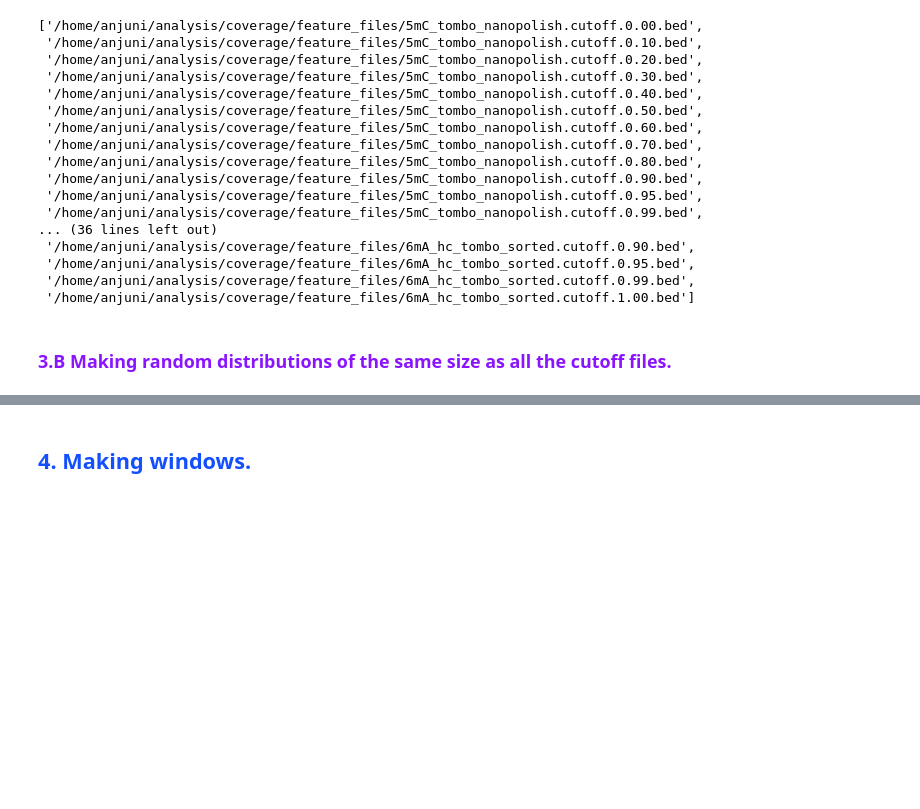
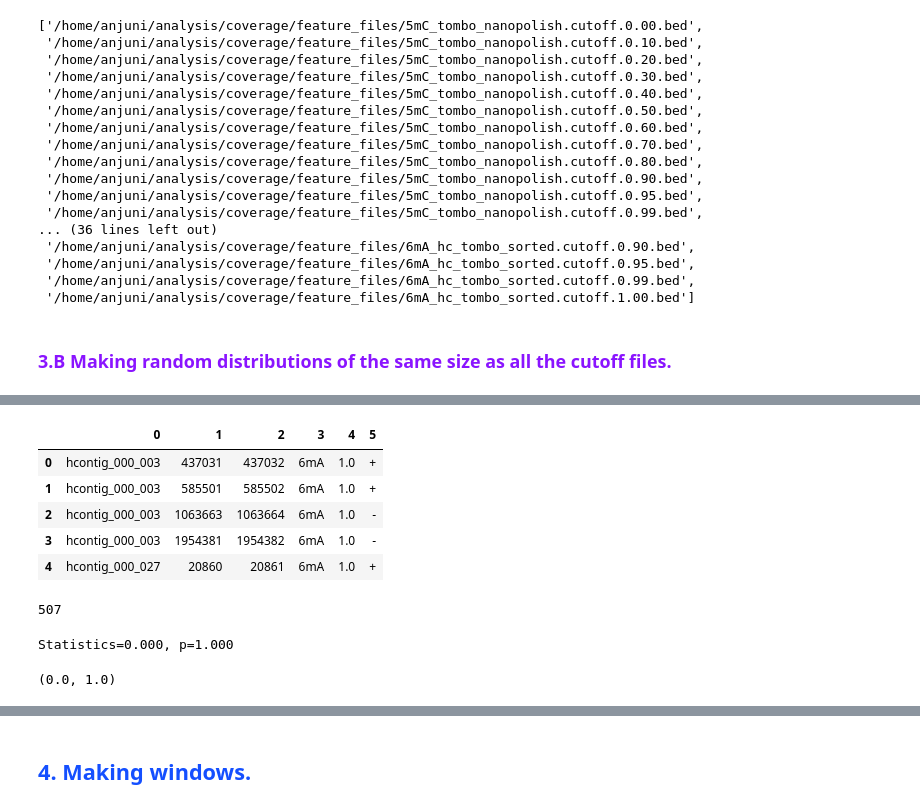
Before and after one commit to BenjaminSchwessinger/Honours_year, a Jupyter notebook: fisher/methylation/BEDtools_analysis.ipynb, the cells around one changed output, grey strips where cells are left out. Drawn from its saved outputs; the diff is of its cells as text; code cells hidden in the pictures; blank space fills up the shorter version.

```diff
--- a/fisher/methylation/BEDtools_analysis.ipynb
+++ b/fisher/methylation/BEDtools_analysis.ipynb
@@ -835,0 +855,13 @@ def new_subset_sites(all_site_fn, number_of_subset_sites, out_fn):
+# %%
+# Function that gives a dictionary of each input filehandle
+def file_name_dict(file_list):
+    """Outputs a dictionary of input file paths for a given list of input file paths."""
+    file_dict = {}
+    for file in file_list:
+        file_dict[file.split('/')[-1]] = file
+    return file_dict
+# %%
+intersect_5mC_dict = file_name_dict(intersected_5mC)
+intersect_6mA_dict = file_name_dict(intersected_6mA)
+tombo_5mC_dict = file_name_dict(hc_tombo_5mC)
+tombo_6mA_dict = file_name_dict(hc_tombo_6mA)
@@ -835,0 +893,3 @@ def new_subset_sites(all_site_fn, number_of_subset_sites, out_fn):
+# %%
+obs = intersect_6mA_dict['6mA_tombo_smrtlink.cutoff.0.99.bed']
+exp = intersect_6mA_rand_dict['6mA_tombo_smrtlink.cutoff.0.99.bed']
@@ -835,0 +900,12 @@ def new_subset_sites(all_site_fn, number_of_subset_sites, out_fn):
+# %%
+df1 = pd.read_csv(obs, sep='\t', header = None)
+df2 = pd.read_csv(obs, sep='\t', header = None)
+# %%
+df1.head()
+# %% [output]
+|  | 0 | 1 | 2 | 3 | 4 | 5 |
+| 0 | hcontig_000_003 | 437031 | 437032 | 6mA | 1.0 | + |
+| 1 | hcontig_000_003 | 585501 | 585502 | 6mA | 1.0 | + |
+| 2 | hcontig_000_003 | 1063663 | 1063664 | 6mA | 1.0 | - |
+| 3 | hcontig_000_003 | 1954381 | 1954382 | 6mA | 1.0 | - |
+| 4 | hcontig_000_027 | 20860 | 20861 | 6mA | 1.0 | + |
@@ -835,0 +915,9 @@ def new_subset_sites(all_site_fn, number_of_subset_sites, out_fn):
+# %%
+len(expp)
+# %% [output]
+507
+# %%
+stat, p = chisquare(obss, expp)
+print('Statistics=%.3f, p=%.3f' % (stat, p))
+# %% [output]
+Statistics=0.000, p=1.000
@@ -835,0 +927,4 @@ def new_subset_sites(all_site_fn, number_of_subset_sites, out_fn):
+# %%
+dict1['name']
+# %% [output]
+(0.0, 1.0)
```
Also changed, not shown: parts of 58 cells of this notebook.
